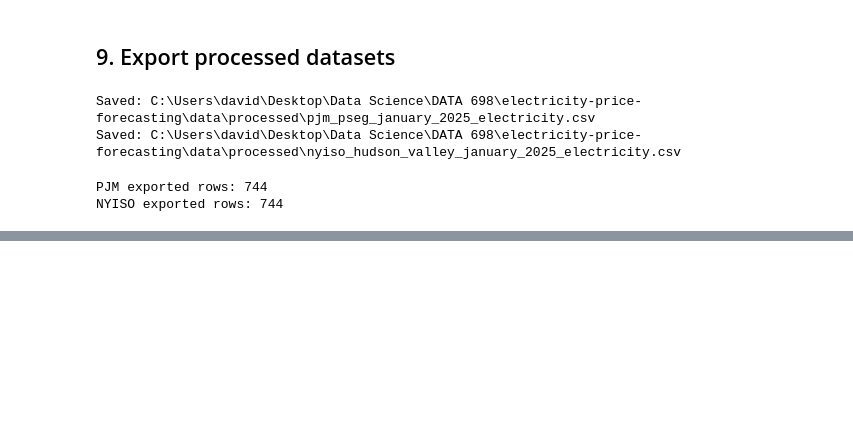
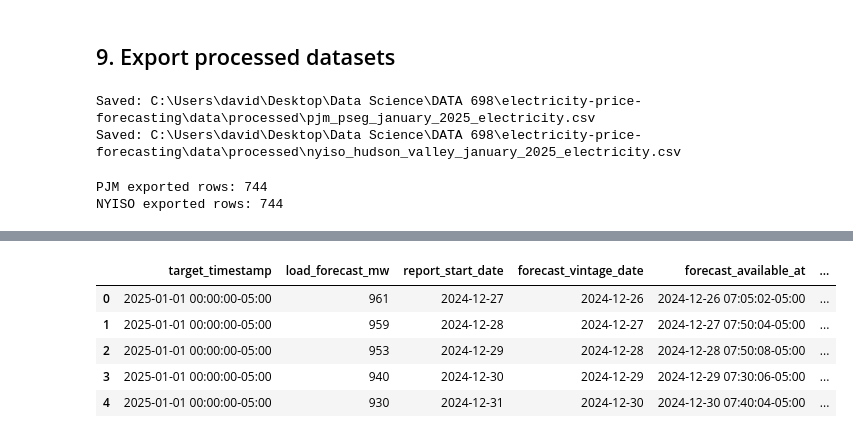
Before and after one commit to greerda/electricity-price-forecasting, a Jupyter notebook: notebooks/02_data_cleaning.ipynb, the cells around one changed output, grey strips where cells are left out. Drawn from its saved outputs; the diff is of its cells as text; code cells hidden in the pictures; blank space fills up the shorter version.

```diff
--- a/notebooks/02_data_cleaning.ipynb
+++ b/notebooks/02_data_cleaning.ipynb
@@ -784,0 +1122,16 @@ NYISO exported rows: 744
+# %%
+# Apply the forecast-cleaning function to both monthly NYISO ZIP archives
+# and combine the resulting forecast-vintage tables into one dataframe.
+# This preserves every available forecast version for each future target hour;
+# the leakage-safe version is selected later during feature engineering.
+
+all_forecast_vintages = pd.concat(
+    [
+        clean_nyiso_forecast_archive(archive)
+        for archive in FORECAST_ARCHIVES
+    ],
+    ignore_index=True,
+)
+
+# Display the combined table's row and column count for a quick sanity check.
+all_forecast_vintages.shape
@@ -784,0 +1146,30 @@ NYISO exported rows: 744
+# %%
+study_start = pd.Timestamp(
+    "2025-01-01 00:00",
+    tz=NYISO_TIMEZONE,
+)
+
+study_end = pd.Timestamp(
+    "2025-02-01 00:00",
+    tz=NYISO_TIMEZONE,
+)
+
+january_forecast_vintages = (
+    all_forecast_vintages.loc[
+        (all_forecast_vintages["target_timestamp"] >= study_start)
+        & (all_forecast_vintages["target_timestamp"] < study_end)
+    ]
+    .sort_values(
+        ["target_timestamp", "forecast_available_at"]
+    )
+    .reset_index(drop=True)
+)
+
+january_forecast_vintages.head()
+# %% [output]
+|  | target_timestamp | load_forecast_mw | report_start_date | forecast_vintage_date | forecast_available_at | ... |
+| 0 | 2025-01-01 00:00:00-05:00 | 961 | 2024-12-27 | 2024-12-26 | 2024-12-26 07:05:02-05:00 | ... |
+| 1 | 2025-01-01 00:00:00-05:00 | 959 | 2024-12-28 | 2024-12-27 | 2024-12-27 07:50:04-05:00 | ... |
+| 2 | 2025-01-01 00:00:00-05:00 | 953 | 2024-12-29 | 2024-12-28 | 2024-12-28 07:50:08-05:00 | ... |
+| 3 | 2025-01-01 00:00:00-05:00 | 940 | 2024-12-30 | 2024-12-29 | 2024-12-29 07:30:06-05:00 | ... |
+| 4 | 2025-01-01 00:00:00-05:00 | 930 | 2024-12-31 | 2024-12-30 | 2024-12-30 07:40:04-05:00 | ... |
```
Also changed, not shown: parts of 31 cells of this notebook, 5 other files.
